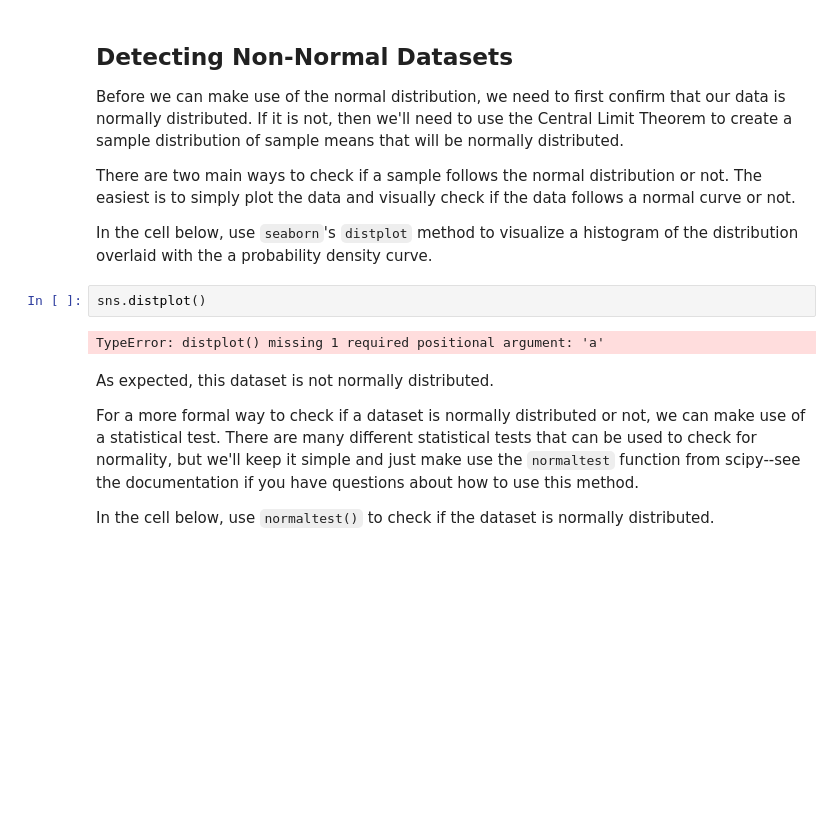
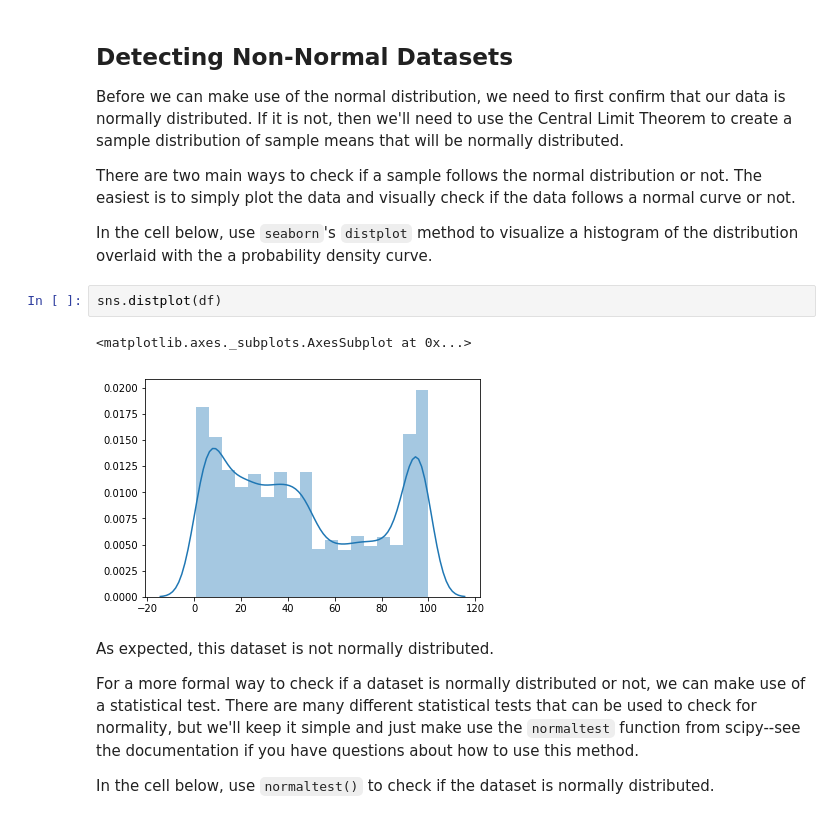
Before and after one commit to AdamLiscia/dsc-2-19-13-central-limit-theorem-lab-nyc-career-ds-102218, a Jupyter notebook: index.ipynb, the cells around one changed output. Cells and saved outputs as stored; diff of their text form; blank space fills up the shorter version.

```diff
--- a/index.ipynb
+++ b/index.ipynb
@@ -75,9 +75,10 @@ There are two main ways to check if a sample follows the normal distribution or
 
 In the cell below, use `seaborn`'s `distplot` method to visualize a histogram of the distribution overlaid with the a probability density curve.
 # %%
-sns.distplot()
+sns.distplot(df)
 # %% [output]
-TypeError: distplot() missing 1 required positional argument: 'a'
+<matplotlib.axes._subplots.AxesSubplot at 0x...>
+[figure, added]
 # %% [markdown]
 As expected, this dataset is not normally distributed.
 
```
